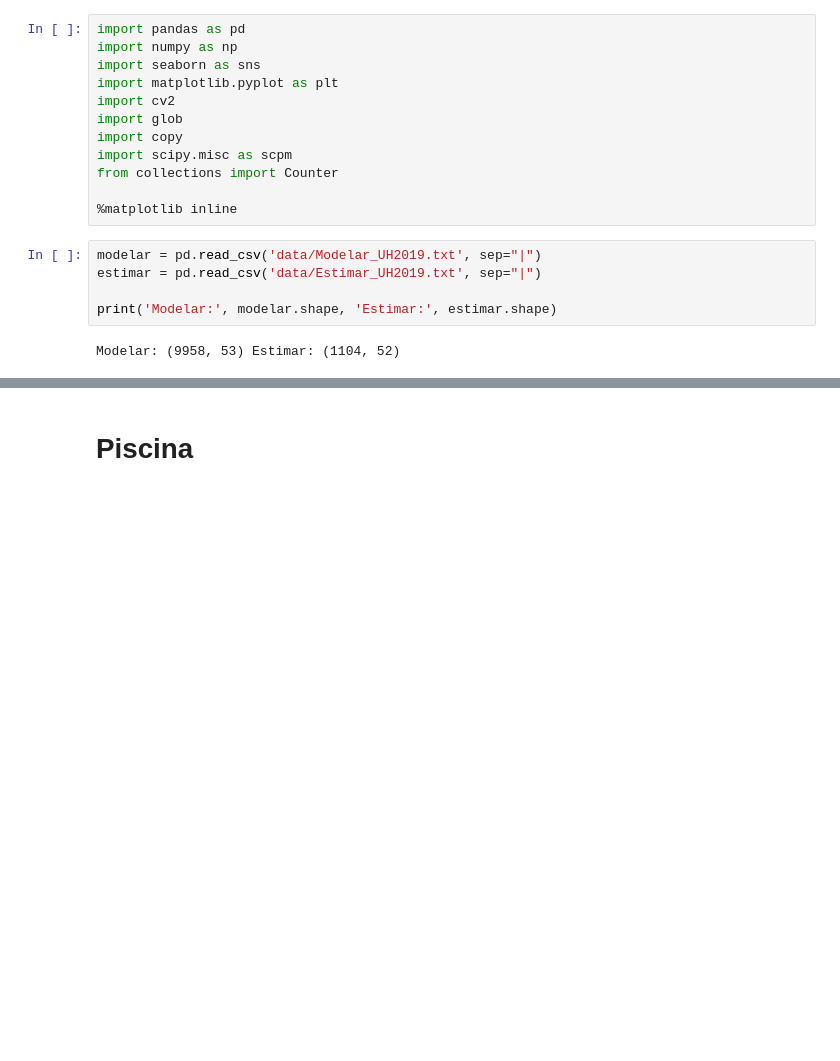
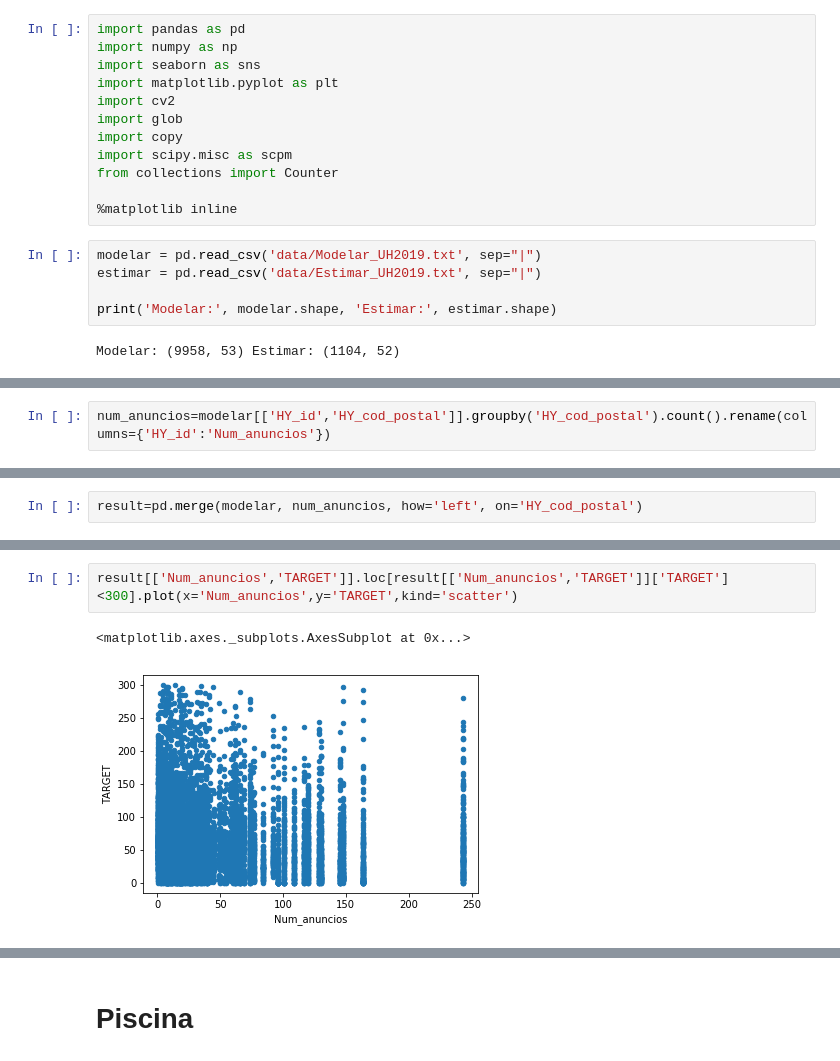
Before and after one commit to RohitUttam/UniversityHack2019, a Jupyter notebook: Añadir.ipynb, the cells around one changed output, grey strips where cells are left out. Drawn from its saved outputs; the diff is of its cells as text; blank space fills up the shorter version.

Commit message:
Num_anuncios

```diff
--- a/Añadir.ipynb
+++ b/Añadir.ipynb
@@ -19,0 +30,2 @@ Modelar: (9958, 53) Estimar: (1104, 52)
+# %%
+num_anuncios=modelar[['HY_id','HY_cod_postal']].groupby('HY_cod_postal').count().rename(columns={'HY_id':'Num_anuncios'})
@@ -19,0 +42,2 @@ Modelar: (9958, 53) Estimar: (1104, 52)
+# %%
+result=pd.merge(modelar, num_anuncios, how='left', on='HY_cod_postal')
@@ -19,0 +65,5 @@ Modelar: (9958, 53) Estimar: (1104, 52)
+# %%
+result[['Num_anuncios','TARGET']].loc[result[['Num_anuncios','TARGET']]['TARGET']<300].plot(x='Num_anuncios',y='TARGET',kind='scatter')
+# %% [output]
+<matplotlib.axes._subplots.AxesSubplot at 0x...>
+[figure, added]
```
Also changed, not shown: parts of 11 cells of this notebook, 1 other file.
